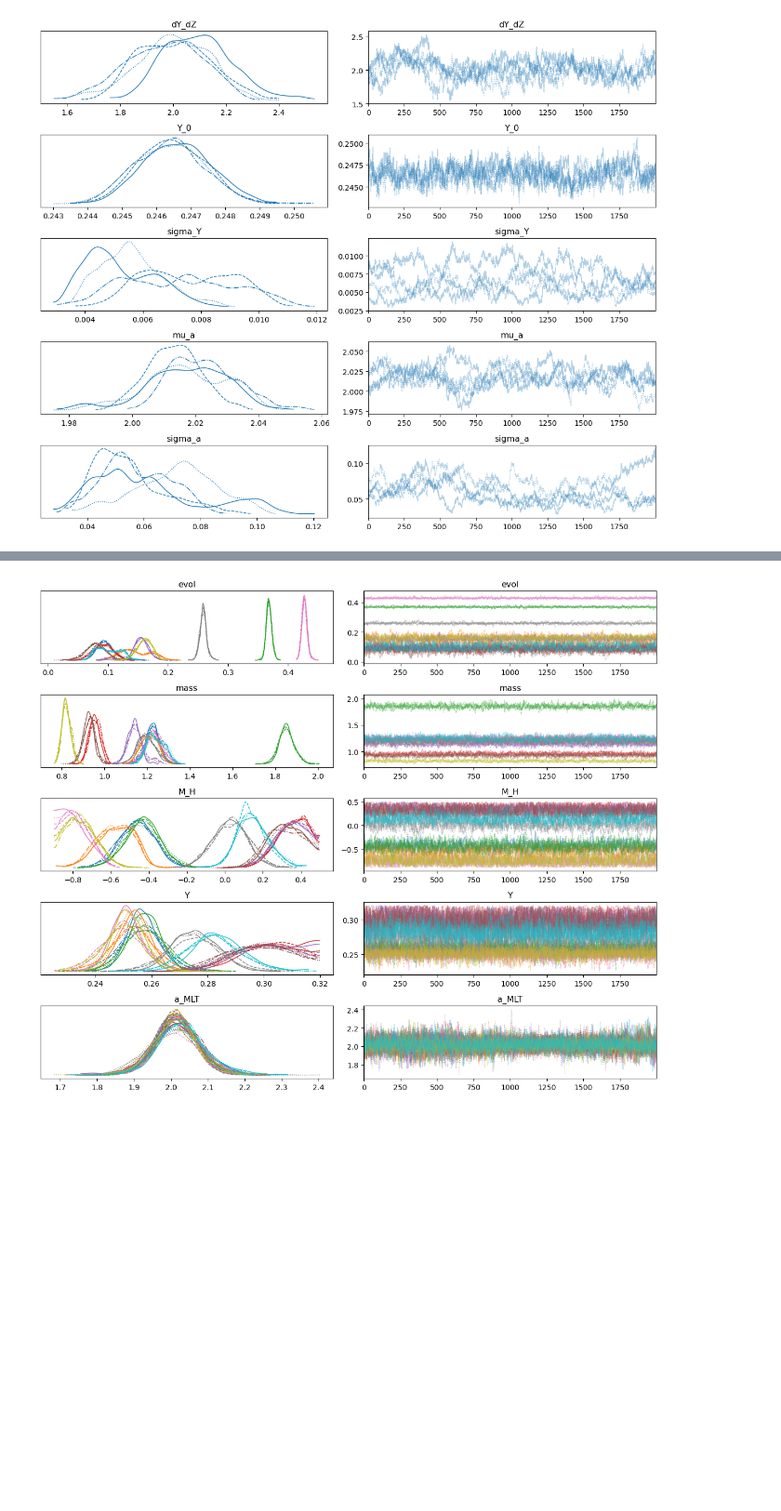
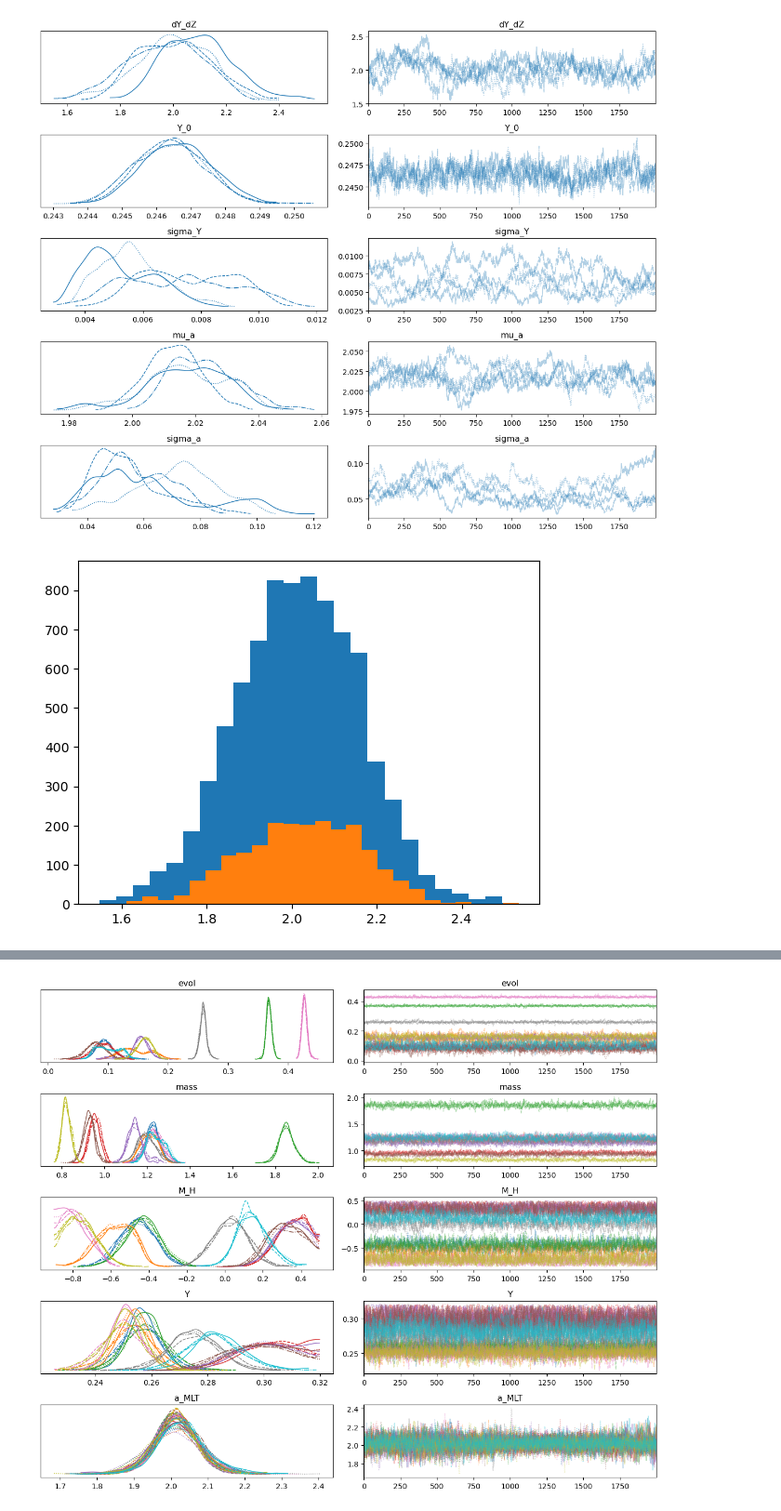
Before and after one commit to alexlyttle/scalable-stellar-inference, a Jupyter notebook: notebook/hierarchical-model-analysis.ipynb, the cells around one changed output, grey strips where cells are left out. Shown at 93% size. Saved outputs shown, nothing was run; the diff lists cells and outputs as text; code cells hidden in the pictures; blank space fills up the shorter version.

```diff
--- a/notebook/hierarchical-model-analysis.ipynb
+++ b/notebook/hierarchical-model-analysis.ipynb
@@ -44,0 +69,3 @@ Inference data with groups:
+# %%
+mask = (data.posterior.log_age < np.log10(20.)).all("star")
+mask
@@ -48,3 +84,8 @@ axes = az.plot_trace(data, var_names=var_names)
 plt.tight_layout()
 # %% [output]
 [figure]
+# %%
+plt.hist(data.posterior.dY_dZ.values.ravel(), bins=25)
+plt.hist(data.posterior.dY_dZ.where(mask).values.ravel(), bins=25);
+# %% [output]
+[figure, added]
```
Also changed, not shown: parts of 11 cells of this notebook.
